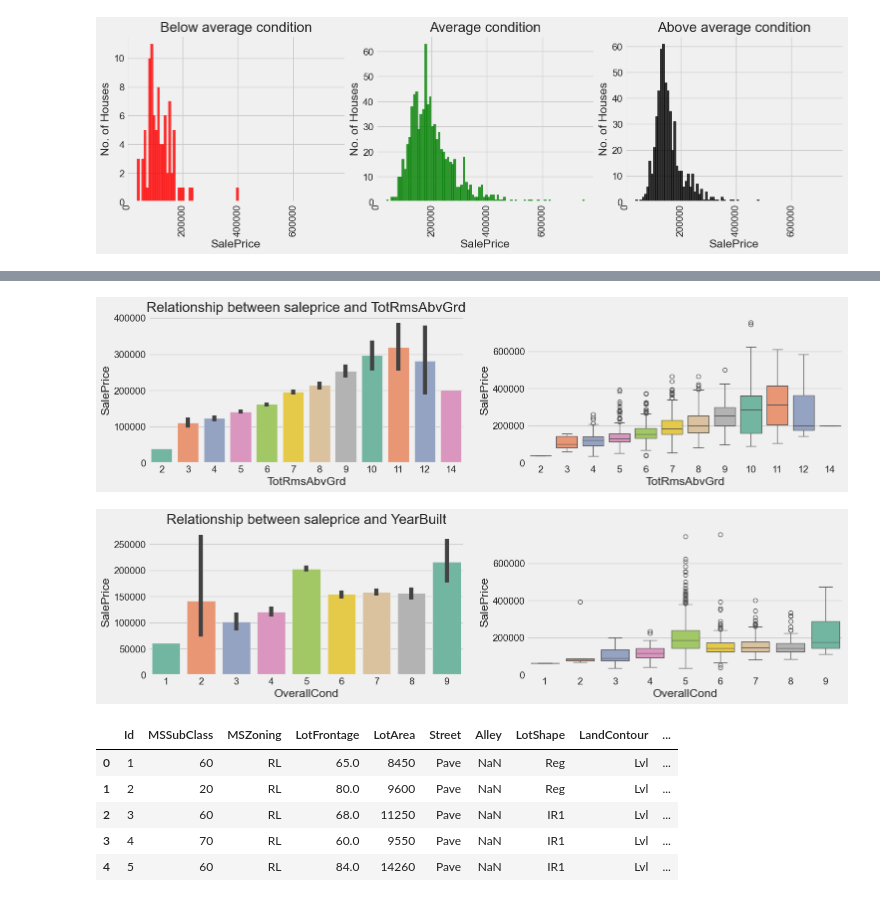
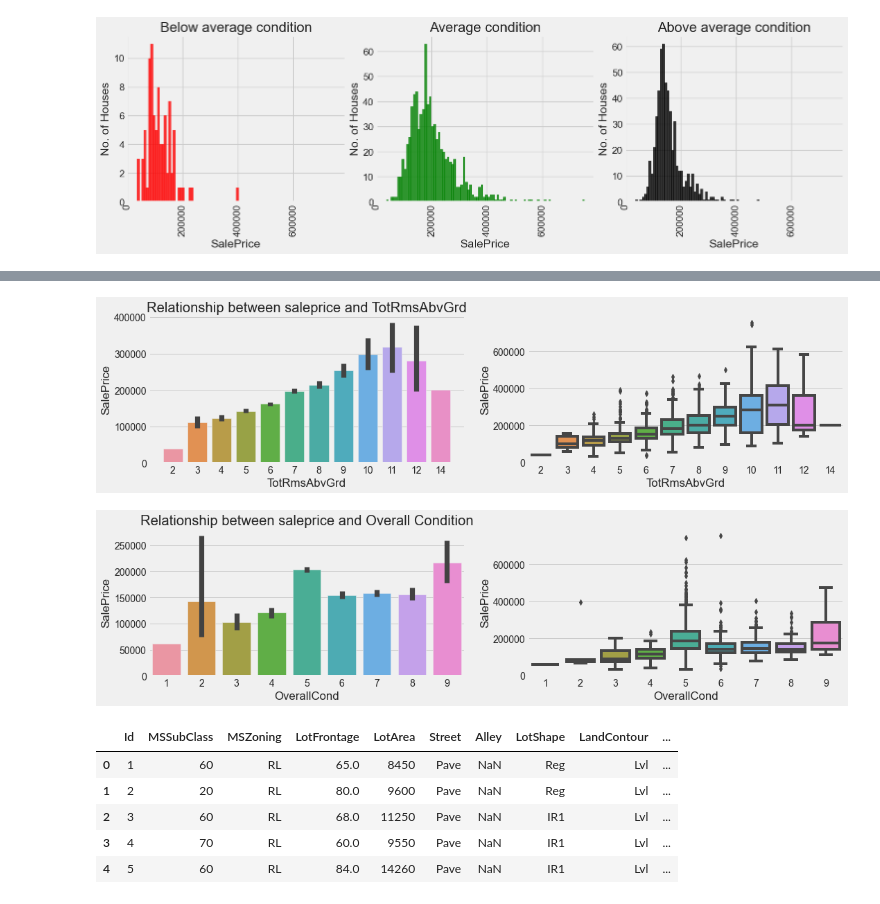
Before and after one commit to JMurage/Ames-analysis, a Jupyter notebook: Ames_data_analysis.ipynb, the cells around one changed output, grey strips where cells are left out. Saved outputs shown, nothing was run; the diff lists cells and outputs as text; code cells hidden in the pictures.

```diff
--- a/Ames_data_analysis.ipynb
+++ b/Ames_data_analysis.ipynb
@@ -248,6 +249,6 @@ plt.show()
 # %%
 # Correlation
 #  storing this 6 columns in a variable data1
-data1=data[['SalePrice','TotRmsAbvGrd','OverallCond','LandSlope']]
-data1
+data_subset_2=data[['SalePrice','TotRmsAbvGrd','OverallCond','OverallQual','LotArea','LandSlope','YearBuilt','YrSold']]
+data_subset_2
 # %% [output]
@@ -293,27 +293,28 @@ plt.show()
 # %%
-# Saleprice vs.yearbuilt
+# Saleprice
 plt.style.use('fivethirtyeight')
 plt.figure(figsize=(16,8))
 # plot distribution of columns with the highest positive correlation
 plt.subplot(2,2,1)
-sns.barplot(y='SalePrice',x='TotRmsAbvGrd',data=data2,legend=False,hue='TotRmsAbvGrd',palette='Set2')
+sns.barplot(y='SalePrice',x='TotRmsAbvGrd',data=data_subset_2)
 plt.title('Relationship between saleprice and TotRmsAbvGrd')
+plt.plot(legend=False)
 # plot distribution of column with the highest positive correlation with saleprice
 plt.subplot(2,2,2)
-sns.boxplot(y='SalePrice',x='TotRmsAbvGrd', data=data2, hue='TotRmsAbvGrd',palette='Set2', legend=None)
+sns.boxplot(y='SalePrice',x='TotRmsAbvGrd', data=data_subset_2)
 
 # Boxplots showing which column is highly correlated with saleprice
 plt.figure(figsize=(16,8))
 plt.subplot(2,2,1)
-sns.barplot(y='SalePrice',x='OverallCond',data=data2,legend=False,hue='OverallCond',palette='Set2')
-plt.title('Relationship between saleprice and YearBuilt')
+sns.barplot(y='SalePrice',x='OverallCond',data=data_subset_2)
+plt.title('Relationship between saleprice and Overall Condition')
 plt.subplot(2,2,2)
-sns.boxplot(y='SalePrice',x='OverallCond',data=data2,hue='OverallCond',palette='Set2', legend=None)
+sns.boxplot(y='SalePrice',x='OverallCond',data=data_subset_2)
 
 plt.show()
 # %% [output]
-[figure, old version]
+[figure, new version]
-[figure, old version]
+[figure, new version]
 # %%
 # creating a new feature age, the difference between Yrsold and YearBuilt
 data['Age']=data['YrSold'] - data['YearBuilt']
```
Also changed, not shown: parts of 8 cells of this notebook.
